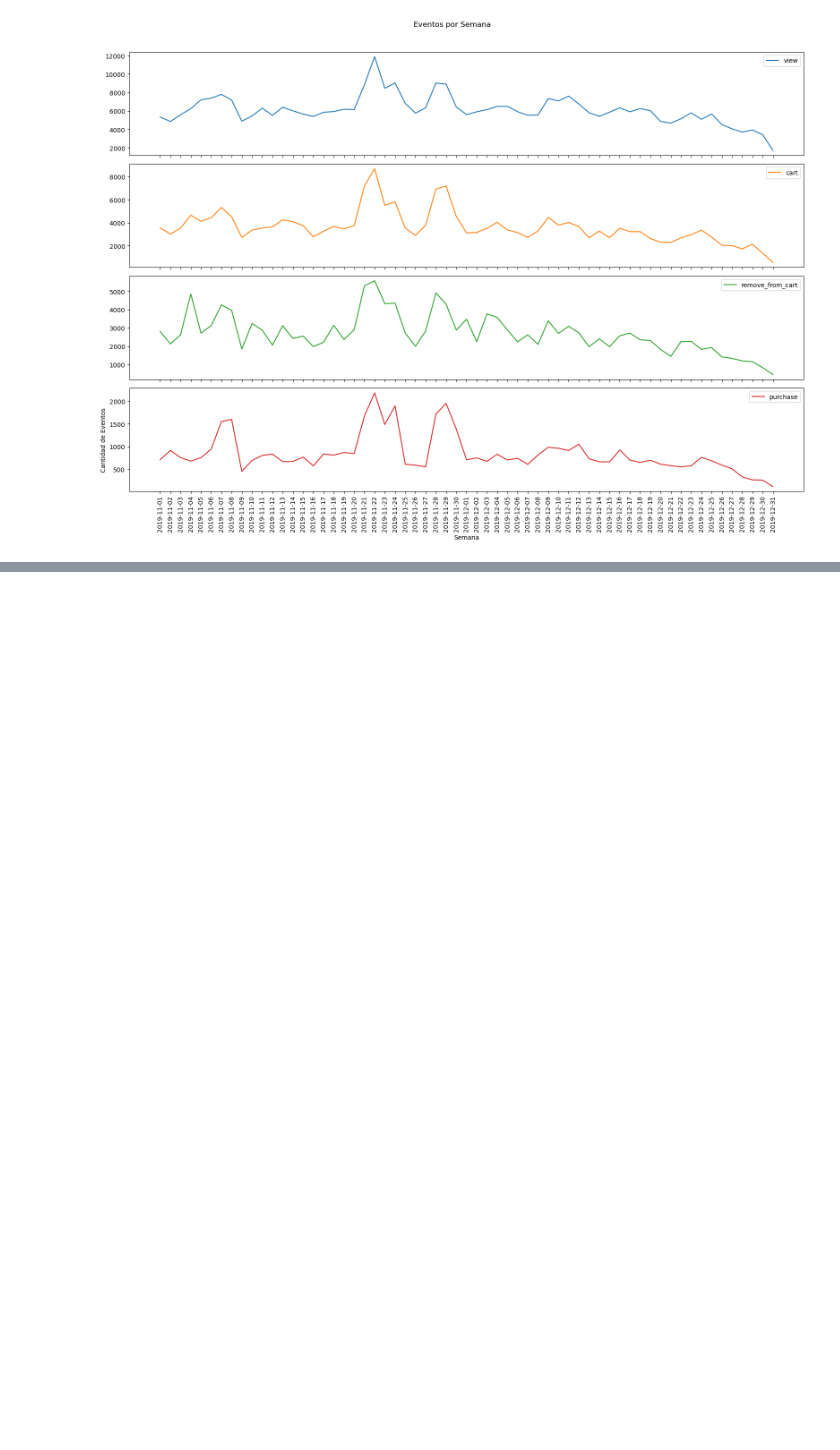
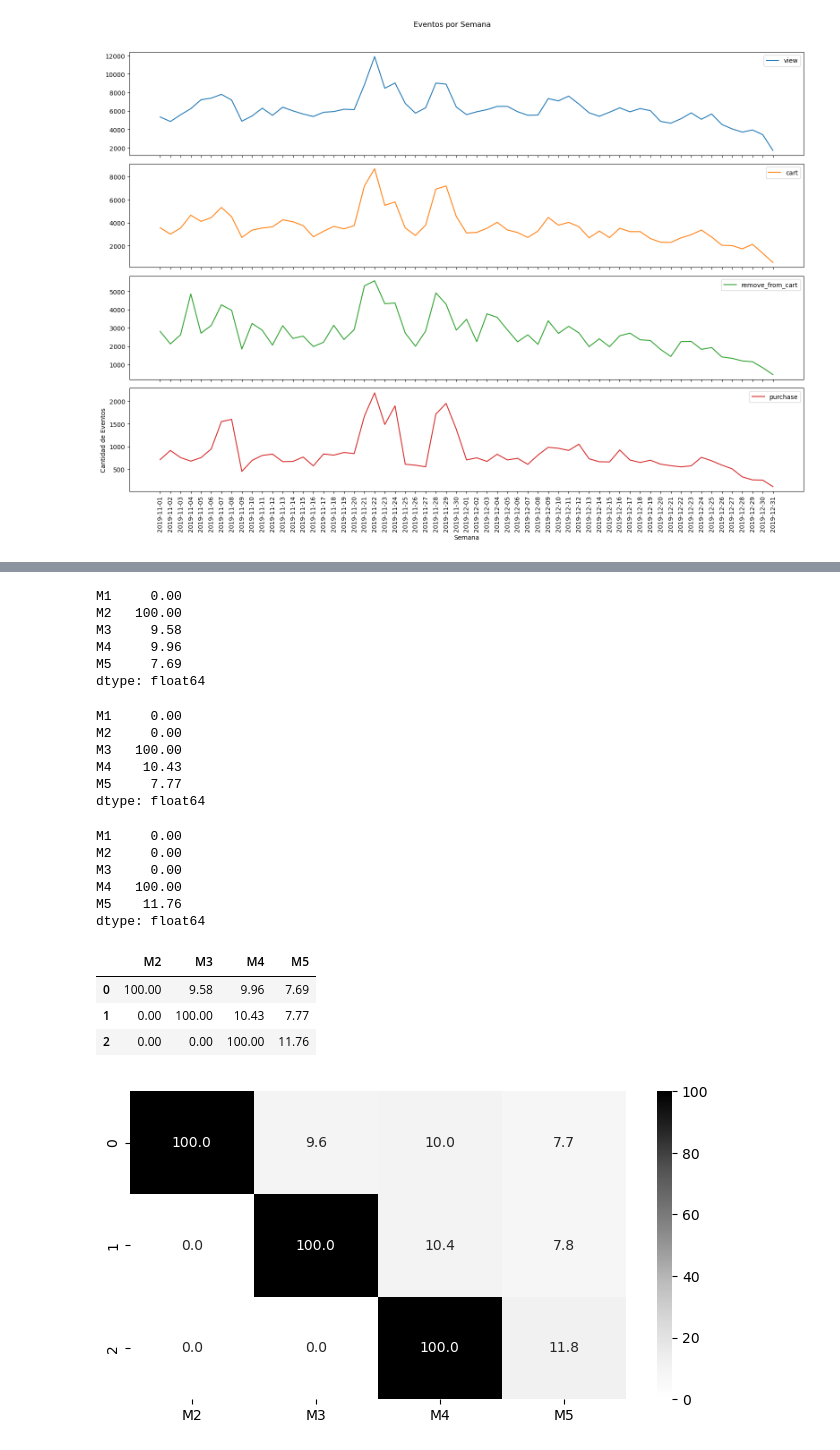
Before and after one commit to bernimagraner/Analisis_Ecommerce, a Jupyter notebook: notebooks/02_AnalisisInsights.ipynb, the cells around one changed output, grey strips where cells are left out. Drawn from its saved outputs; the diff is of its cells as text; code cells hidden in the pictures; blank space fills up the shorter version.

```diff
--- a/notebooks/02_AnalisisInsights.ipynb
+++ b/notebooks/02_AnalisisInsights.ipynb
@@ -663,0 +751,56 @@ clientes.describe()
+# %%
+# obtenemos la cohorte 1 final. En porcentajes.
+c1_f = c1_b.sum() / c1_b.shape[0] * 100
+c1_f
+# %% [output]
+M1     0.00
+M2   100.00
+M3     9.58
+M4     9.96
+M5     7.69
+dtype: float64
+# %%
+# Como ha funcionado bien, replicamos el código para cohorte 2
+c2= c.loc[(c.M2 == 0) & (c.M3 > 0)]
+c2_b = c2.map(binarizar)
+c2_f = c2_b.sum() / c2_b.shape[0] * 100
+c2_f['M1'] = 0   #aquí salía 7.9 %
+#Es decir hay clientes que compraron en el mes 0 que serán tomados como nuevos. Son Falsos Positivos.
+# Pero lo asumimos para ser coherentes en la metodología. Los ponemos a 0.
+c2_f
+# %% [output]
+M1     0.00
+M2     0.00
+M3   100.00
+M4    10.43
+M5     7.77
+dtype: float64
+# %%
+c3= c.loc[(c.M3 == 0) & (c.M4 > 0)]
+c3_b = c3.map(binarizar)
+c3_f = c3_b.sum() / c3_b.shape[0] * 100
+c3_f['M1'] = 0
+c3_f['M2'] = 0
+c3_f
+# %% [output]
+M1     0.00
+M2     0.00
+M3     0.00
+M4   100.00
+M5    11.76
+dtype: float64
+# %%
+cohortes = pd.DataFrame([c1_f, c2_f, c3_f])
+cohortes.drop('M1', axis=1, inplace=True)
+cohortes
+# %% [output]
+|  | M2 | M3 | M4 | M5 |
+| 0 | 100.00 | 9.58 | 9.96 | 7.69 |
+| 1 | 0.00 | 100.00 | 10.43 | 7.77 |
+| 2 | 0.00 | 0.00 | 100.00 | 11.76 |
+# %%
+# heatmap de cohortes
+plt.figure(figsize=(8,4))
+sns.heatmap(cohortes, annot=True, fmt=".1f", cmap="Greys");
+# %% [output]
+[figure, added]
```
Also changed, not shown: parts of 56 cells of this notebook, 3 other files.
